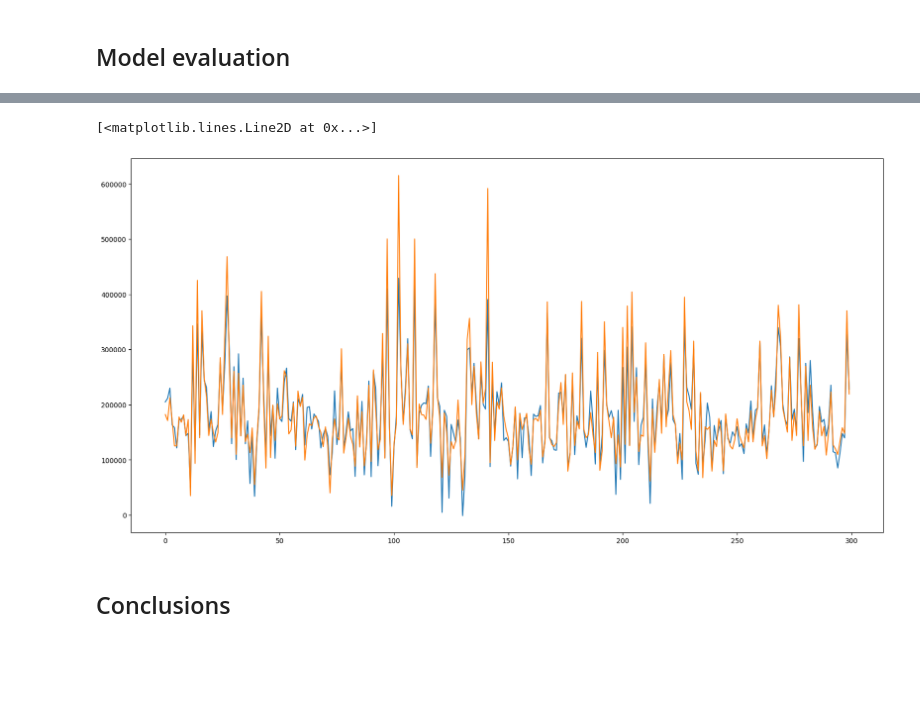
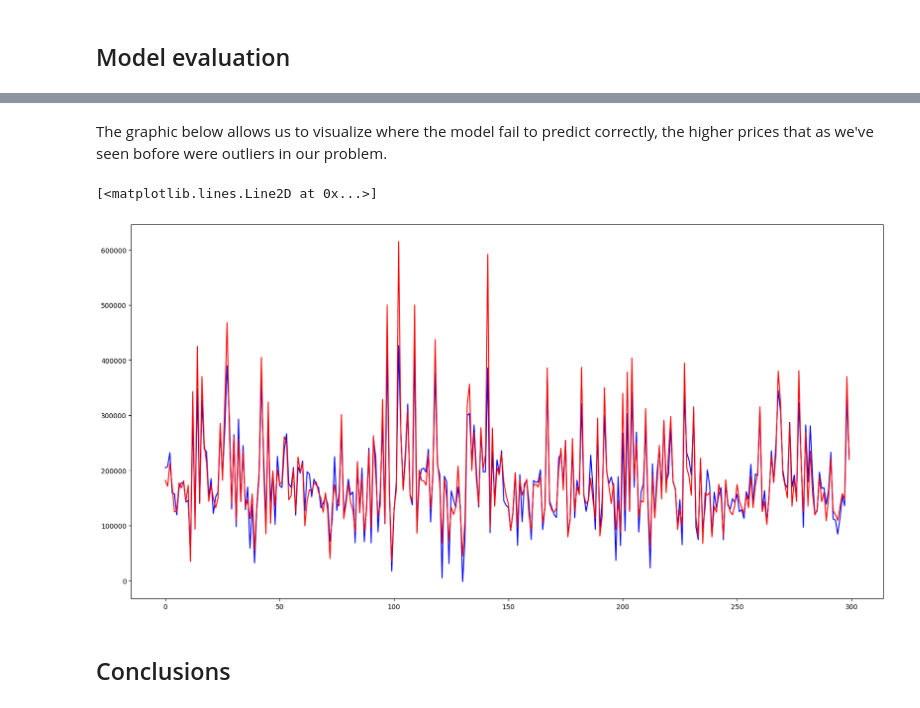
Before and after one commit to luaoliveira/machine-learning, a Jupyter notebook: mv-linear-regression/Minehr/case.ipynb, the cells around one changed output, grey strips where cells are left out. Drawn from its saved outputs; the diff is of its cells as text; code cells hidden in the pictures; blank space fills up the shorter version.

```diff
--- a/mv-linear-regression/Minehr/case.ipynb
+++ b/mv-linear-regression/Minehr/case.ipynb
@@ -124,7 +127,7 @@ newdf.isnull().sum().sum()
 # %%
 corr = pd.DataFrame(corr)
 # %%
-corr = corr[corr.price < 0.3].copy()
+corr = corr[corr.price < 0.2].copy()
 # %%
 newdf=newdf.drop(corr.index, axis=1)
 # %%
@@ -151,12 +167,14 @@ pd.DataFrame(data={'rs': rs, 'mse': mse,'rmse':rmse}, index=[1])
 diff = np.subtract(y_pred, y_test)
 # %%
 ind = np.arange(0, len(diff), 1)
+# %% [markdown]
+The graphic below allows us to visualize where the model fail to predict correctly, the higher prices that as we've seen bofore were outliers in our problem.
 # %%
 plt.figure(figsize=(20,10))
-plt.plot(y_pred)
-plt.plot(y_test)
+plt.plot(y_pred, color='blue')
+plt.plot(y_test, color='red')
 # %% [output]
 [<matplotlib.lines.Line2D at 0x...>]
-[figure, old version]
+[figure, new version]
 # %% [markdown]
 ## Conclusions
```
Also changed, not shown: parts of 8 cells of this notebook.
